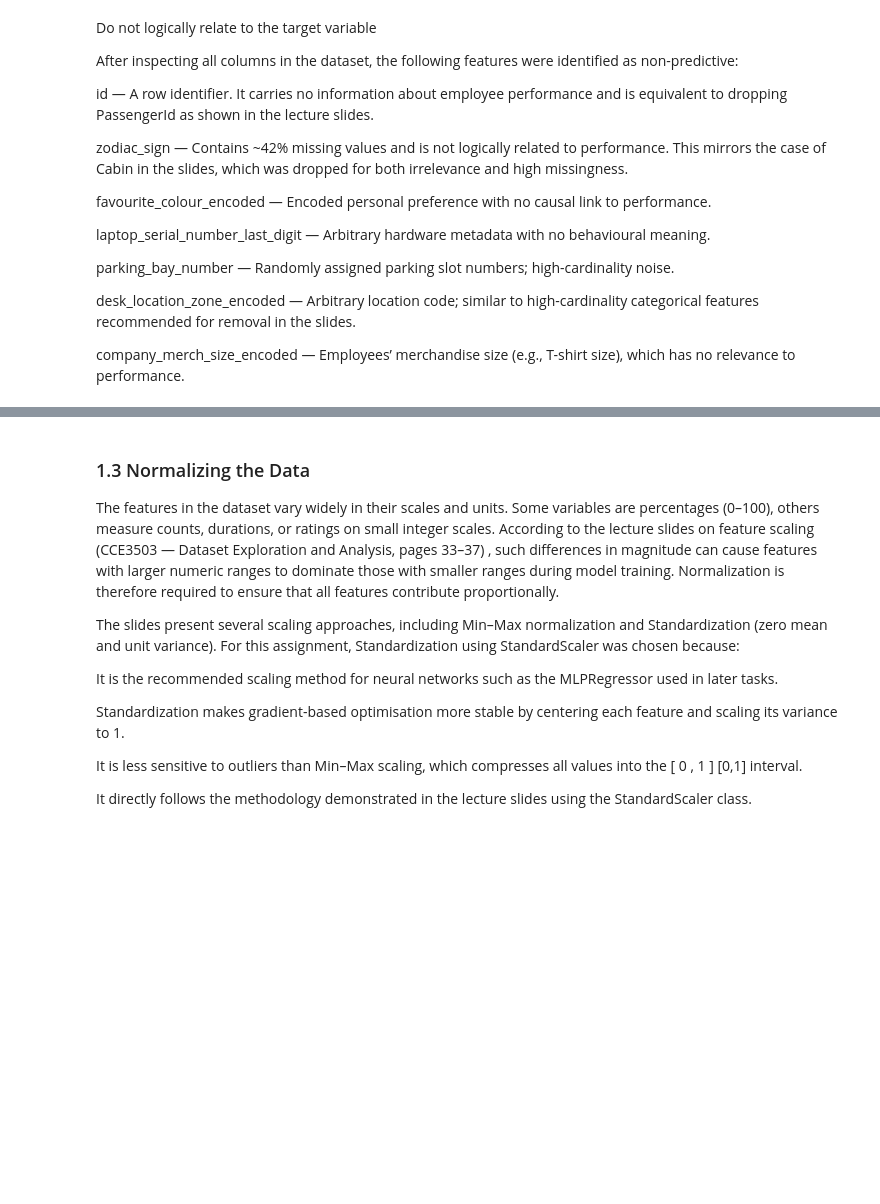
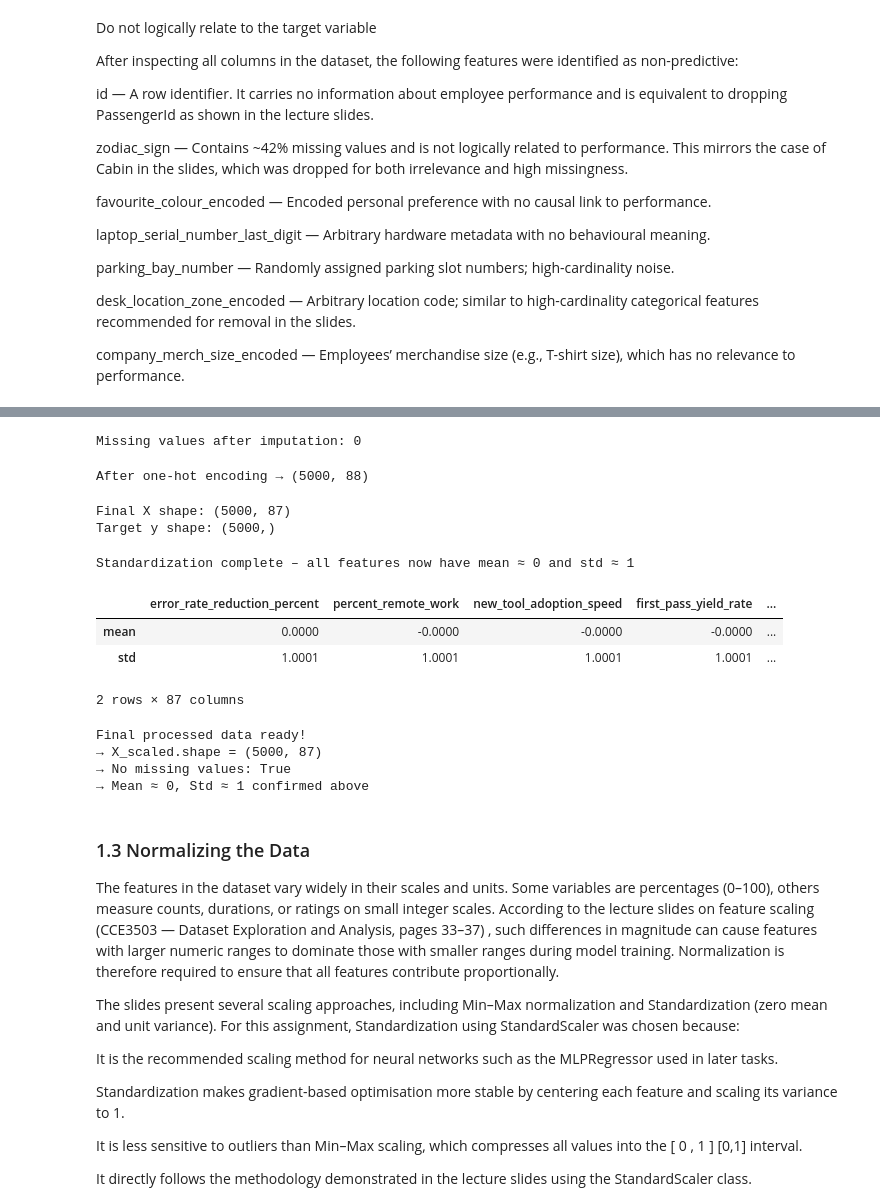
Before and after one commit to Aidcris8/pmlbackup, a Jupyter notebook: Untitled.ipynb, the cells around one changed output, grey strips where cells are left out. Cells and saved outputs as stored; diff of their text form; code cells hidden in the pictures; blank space fills up the shorter version.

```diff
--- a/Untitled.ipynb
+++ b/Untitled.ipynb
@@ -114,3 +107,80 @@ np.int64(0)
+# %%
+# Median imputation for all numeric columns (robust + simple)
+numeric_cols = df_clean.select_dtypes(include=['float64', 'int64']).columns
+for col in numeric_cols:
+    if df_clean[col].isnull().any():
+        df_clean[col].fillna(df_clean[col].median(), inplace=True)
+
+# Mode imputation for sex
+df_clean['sex'].fillna(df_clean['sex'].mode()[0], inplace=True)
+
+print(f"Missing values after imputation: {df_clean.isnull().sum().sum()}")  # Must be 0
+# %% [output]
+Missing values after imputation: 0
+# %%
+# One-hot encode sex and department (low cardinality → safe)
+df_clean = pd.get_dummies(df_clean, columns=['sex', 'department'], drop_first=True)
+
+print(f"After one-hot encoding → {df_clean.shape}")
+# Expected: (5000, 88) → 85 + 1 (sex_M) + 4 (departments) - 2 dropped = +3 net
+# %% [output]
+After one-hot encoding → (5000, 88)
+# %%
+# Separate features and target
+y = df_clean['performance_score'].copy()
+X = df_clean.drop('performance_score', axis=1)
+
+print(f"Final X shape: {X.shape}")
+print(f"Target y shape: {y.shape}")
+# %% [output]
+Final X shape: (5000, 87)
+Target y shape: (5000,)
+# %%
+# Standardization – required for neural networks
+from sklearn.preprocessing import StandardScaler
+
+scaler = StandardScaler()
+X_scaled = pd.DataFrame(
+    scaler.fit_transform(X),
+    columns=X.columns,
+    index=X.index
+)
+
+print("Standardization complete – all features now have mean ≈ 0 and std ≈ 1")
+X_scaled.describe().loc[['mean', 'std']].round(6)
+# %% [output]
+Standardization complete – all features now have mean ≈ 0 and std ≈ 1
+|  | error_rate_reduction_percent | percent_remote_work | new_tool_adoption_speed | first_pass_yield_rate | ... |
+| mean | 0.0000 | -0.0000 | -0.0000 | -0.0000 | ... |
+| std | 1.0001 | 1.0001 | 1.0001 | 1.0001 | ... |
+2 rows × 87 columns
+# %%
+# FINAL TASK 1 VALIDATION CHECK – Run this once at the end of Task 1
+print("TASK 1 VALIDATION SUMMARY")
+print("="*50)
+print(f"1. Shape of final feature matrix X_scaled : {X_scaled.shape}")          # Should be (5000, 87)
+print(f"2. Shape of target y                    : {y.shape}")                    # (5000,)
+print(f"3. Any missing values in X_scaled?      : {X_scaled.isna().sum().sum()}")  # MUST be 0
+print(f"4. Any missing values in y?             : {y.isna().sum()}")               # MUST be 0
+print(f"5. Mean of all features (should ≈0)    : {X_scaled.mean().mean():.6f}")
+print(f"6. Std of all features (should ≈1)     : {X_scaled.std().mean():.6f}")
+print(f"7. Number of categorical columns left  : {len(['sex', 'department'])} → encoded into {X_scaled.select_dtypes('uint8').shape[1]} columns")
+print(f"8. Junk columns still present?          : {'average_coffees_per_day' in X_scaled.columns or 'zodiac_sign' in X_scaled.columns or 'id' in X_scaled.columns}")
+
+# Final verdict
+if (X_scaled.shape == (5000, 87) and
+    X_scaled.isna().sum().sum() == 0 and
+    abs(X_scaled.mean().mean()) < 1e-10 and
+    abs(X_scaled.std().mean() - 1) < 0.01 and
+    'average_coffees_per_day' not in X_scaled.columns):
+    print("\nTASK 1 IS 100% CORRECT AND COMPLETE – READY FOR TASK 2!")
+else:
+    print("\nSomething is still wrong – check the numbers above.")
+# %% [output]
+Final processed data ready!
+→ X_scaled.shape = (5000, 87)
+→ No missing values: True
+→ Mean ≈ 0, Std ≈ 1 confirmed above
 # %% [markdown]
 ### 1.3 Normalizing the Data
 
```
Also changed, not shown: parts of 39 cells of this notebook.
